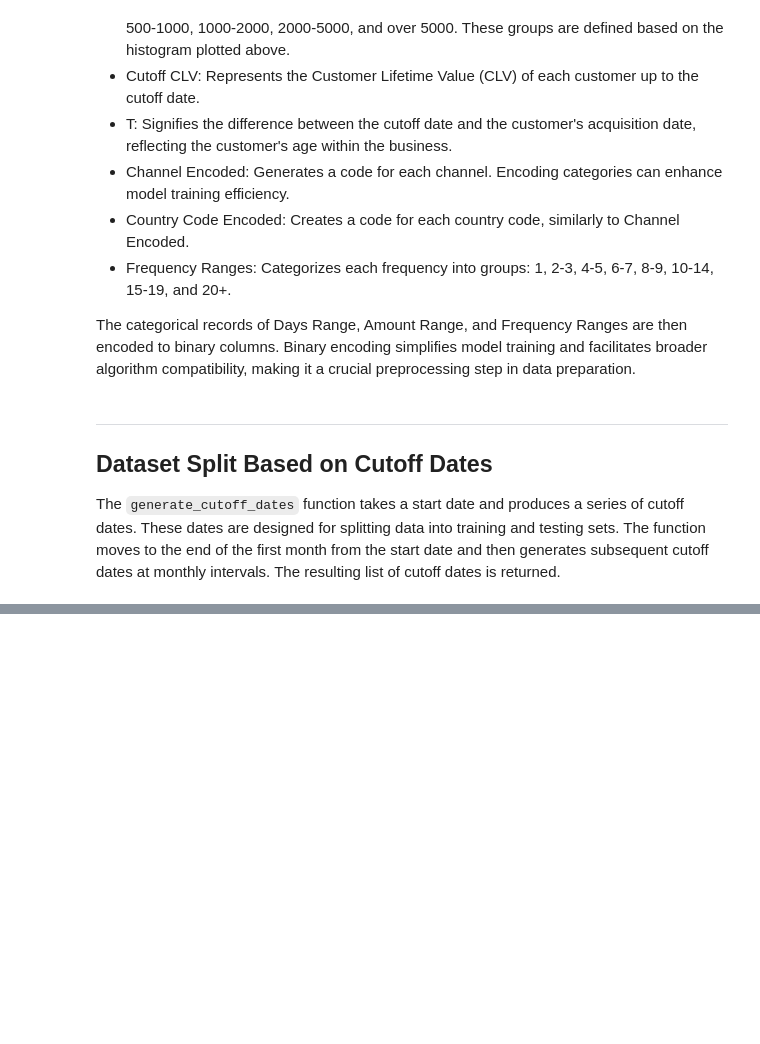
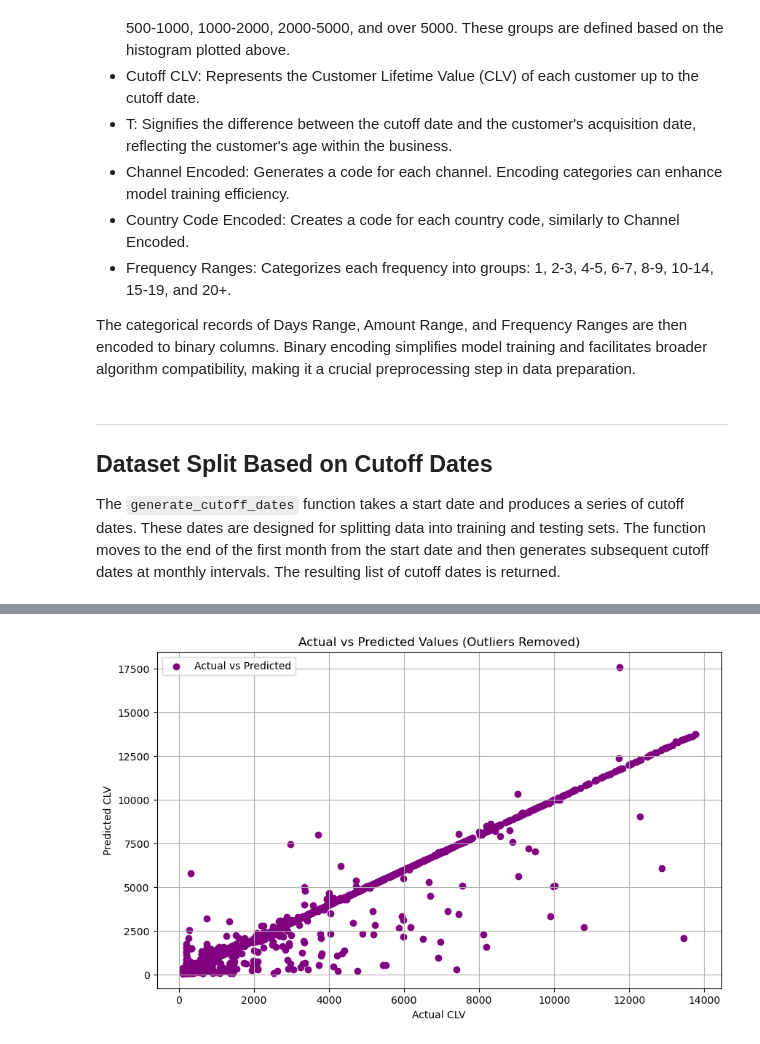
Before and after one commit to spyrou-andre/Data-Analyst-Portfolio, a Jupyter notebook: Predicting_CLV/Predicting_Customer_Lifetime Value_CLV_with_Random_Forest.ipynb, the cells around one changed output, grey strips where cells are left out. Saved outputs shown, nothing was run; the diff lists cells and outputs as text; code cells hidden in the pictures; blank space fills up the shorter version.

```diff
--- a/Predicting_CLV/Predicting_Customer_Lifetime Value_CLV_with_Random_Forest.ipynb
+++ b/Predicting_CLV/Predicting_Customer_Lifetime Value_CLV_with_Random_Forest.ipynb
@@ -128,0 +132,9 @@ plt.show()
+# %%
+# Group by Customer_ID and sum the total amount to find CLV
+clv_data = df.groupby('Customer_ID')['Amount_USD'].sum()
+
+# Summary statistics for CLV
+summary_statistics = clv_data.describe()
+
+print("\n CLV Summary Statistics:")
+print(summary_statistics)
@@ -311,6 +334,6 @@ With dictionaries containing dataframes split based on a cutoff date, we are now
 # %%
 # Index of the desired dataframe (0-based index)
-desired_index = 22  # Replace with the index you want
+desired_index = 30  # Replace with the index you want
 
 # Convert dictionary values to a list
 items_list = list(before_cutof_dict.items())
@@ -408,7 +431,7 @@ X_columns = [
 ]
 
 # Setting the target variable
-y_column = '1month_CLV'
+y_column = '3month_CLV'
 
 # Split the data into features (X) and target variable (y)
 X = sample_train[X_columns]
@@ -429,7 +452,7 @@ param_grid = {
 model = RandomForestRegressor()
 
 # Define scoring metrics
-scoring = {'mse': 'neg_mean_squared_error', 'mae': 'neg_mean_absolute_error'}
+scoring = {'mae': 'neg_mean_absolute_error'}
 
 # Instantiate the GridSearchCV object
 grid_search = GridSearchCV(model, param_grid, cv=5, scoring=scoring, refit='mae')
@@ -682,0 +677,29 @@ plt.show()
+# %%
+# Merge DataFrames on 'Customer_ID'
+pred_actual_df = pd.merge(clv_results_df1, predictions_df, on='Customer_ID')
+
+# Calculate IQR to filter out top 10% of '3month_CLV' data
+q1, q3 = pred_actual_df['3month_CLV'].quantile([0.1, 0.9])
+iqr = q3 - q1
+
+# Define a threshold for outliers, for example, 1.5 times the IQR
+outlier_threshold = 1.5
+
+# Filter out rows with CLV values outside the threshold
+filtered_df = pred_actual_df[
+    (pred_actual_df['3month_CLV'] >= q1 - outlier_threshold * iqr) &
+    (pred_actual_df['3month_CLV'] <= q3 + outlier_threshold * iqr)
+]
+
+# Plotting using a scatter plot without customer IDs for the filtered data
+plt.figure(figsize=(10, 6))
+plt.scatter(filtered_df['3month_CLV'], filtered_df['Prediction_3_month'], label='Actual vs Predicted', color='purple')
+
+plt.title('Actual vs Predicted Values (Outliers Removed)')
+plt.xlabel('Actual CLV')
+plt.ylabel('Predicted CLV')
+plt.legend()
+plt.grid(True)
+plt.show()
+# %% [output]
+[figure, added]
```
Also changed, not shown: parts of 33 cells of this notebook.
